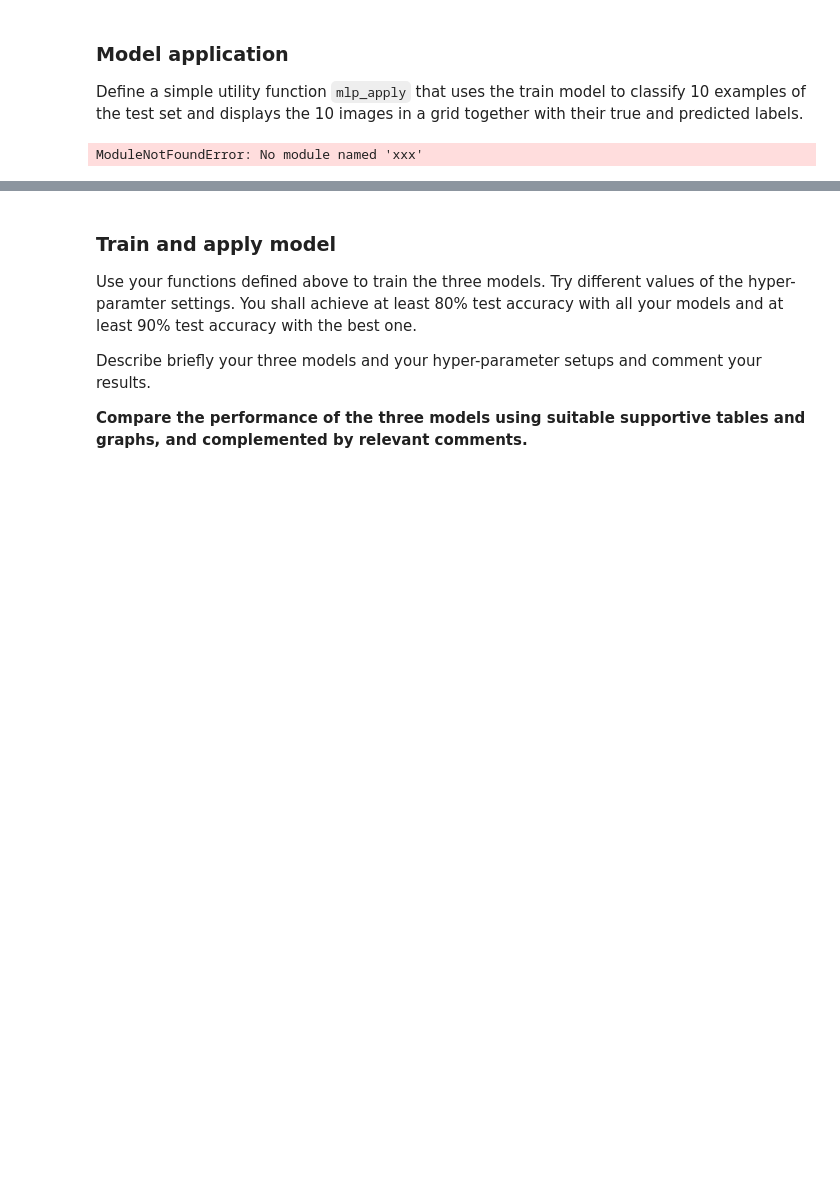
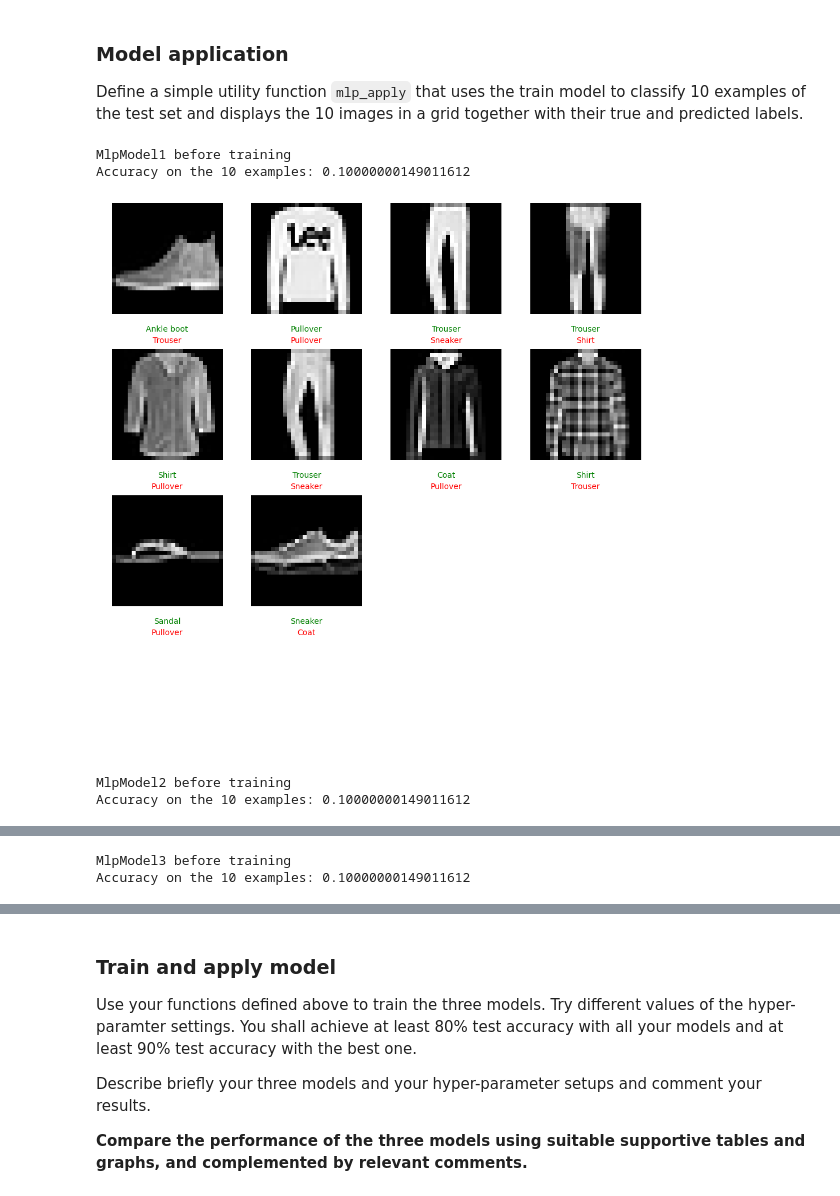
Before and after one commit to squivix/ann-assignment2, a Jupyter notebook: mlp.ipynb, the cells around one changed output, grey strips where cells are left out. Saved outputs shown, nothing was run; the diff lists cells and outputs as text; code cells hidden in the pictures; blank space fills up the shorter version.

```diff
--- a/mlp.ipynb
+++ b/mlp.ipynb
@@ -50,28 +52,11 @@ The `mlp_train` function shall return
 * the trained model `mlp_model`
 * anything else you deem important or useful for monitoring purposes etc.
 # %%
-# define function mlp_train so that it can be run from this cell
-from train import mlp_train
+from models.mlp1 import MlpModel1
+from models.mlp2 import MlpModel2
+from models.mlp3 import MlpModel3
 
-from models.mlp1 import MlpModel1
-
-# train and evaluate mlp_model
-model = MlpModel1(data["x"].shape[1], data["x"].shape[2], output_dim)
-model.to(device)
-model, train_losses, train_accuracies, test_losses, test_accuracies = mlp_train(model, data, train_loader,
-                                                                                learning_rate=0.0001,
-                                                                                max_epochs=100)
-# model: untrained model
-print(model)
-
-plt.plot(train_losses, label="train loss")
-plt.plot(test_losses, label="test loss")
-plt.plot(train_accuracies, label="train accuracy")
-plt.plot(test_accuracies, label="test accuracy")
-plt.legend()
-
-plt.title('Loss')
-plt.xlabel('Epoch')
-
-print(f"Train Accuracy: {train_accuracies[-1]}")
-print(f"Test Accuracy: {test_accuracies[-1]}")
+# untrained models
+model1 = MlpModel1(data["x"].shape[1], data["x"].shape[2], output_dim)
+model2 = MlpModel2(data["x"].shape[1], data["x"].shape[2], output_dim)
+model3 = MlpModel3(data["x"].shape[1], data["x"].shape[2], output_dim)
@@ -192,11 +126,20 @@ Test Accuracy: 0.8985999822616577
 Define a simple utility function `mlp_apply` that uses the train model to classify 10 examples of the test set and displays the 10 images in a grid together with their true and predicted labels.
 # %%
 # define function mlp_train so that it can be run from this cell
-from xxx import mlp_apply
+from utils import mlp_apply
 
-# user parameters
-test_indexes = [xx, xx, xx, xx, xx, xx, xx, xx, xx, xx]  # list of 10 indexes - examples to extract from test set
+test_indexes = [0, 1, 2, 3, 4, 5, 6, 7, 8, 9]  # list of 10 indexes - examples to extract from test set
 
-mlp_apply(mlp_model, test_indexes)
+# Before training
+print(f"{type(model1).__name__} before training")
+mlp_apply(model1, test_indexes, test_dataset)
+print(f"{type(model2).__name__} before training")
+mlp_apply(model2, test_indexes, test_dataset)
+print(f"{type(model3).__name__} before training")
+mlp_apply(model3, test_indexes, test_dataset)
 # %% [output]
-ModuleNotFoundError: No module named 'xxx'
+MlpModel1 before training
+Accuracy on the 10 examples: 0.10000000149011612
+[figure, added]
+MlpModel2 before training
+Accuracy on the 10 examples: 0.10000000149011612
@@ -202,0 +147,2 @@ ModuleNotFoundError: No module named 'xxx'
+MlpModel3 before training
+Accuracy on the 10 examples: 0.10000000149011612
```
Also changed, not shown: parts of 13 cells of this notebook, 3 other files.
